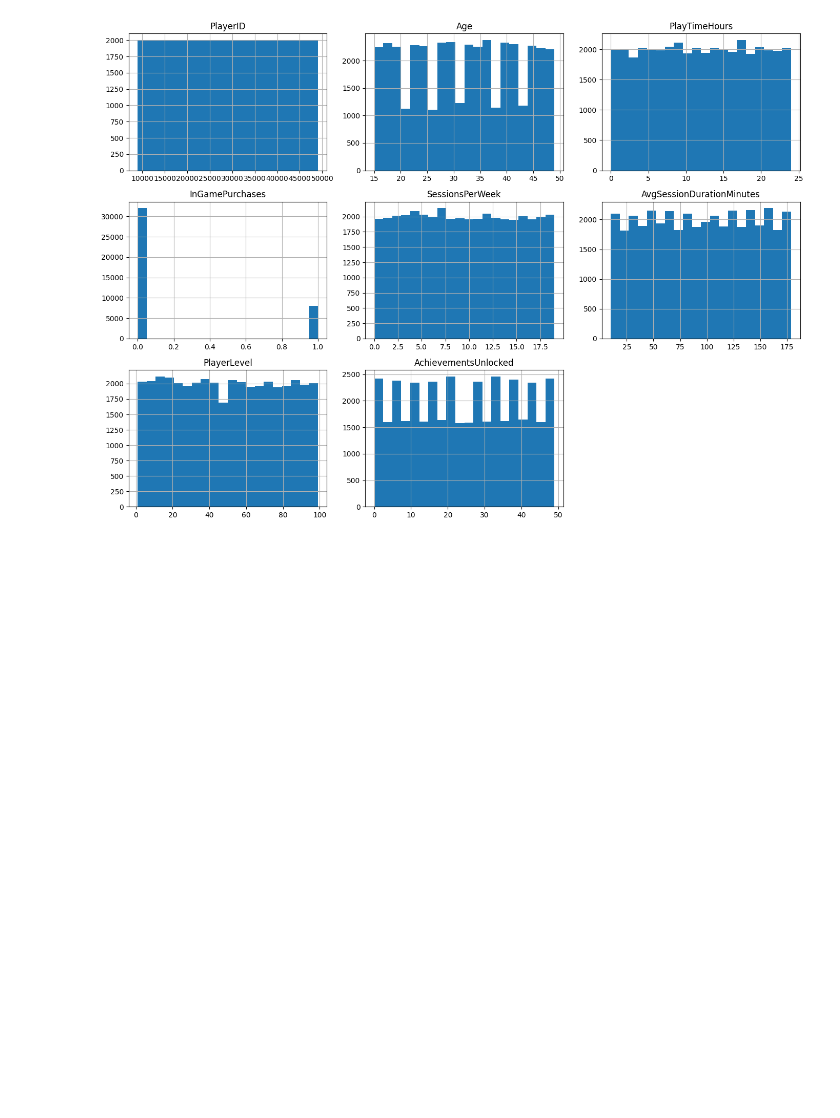
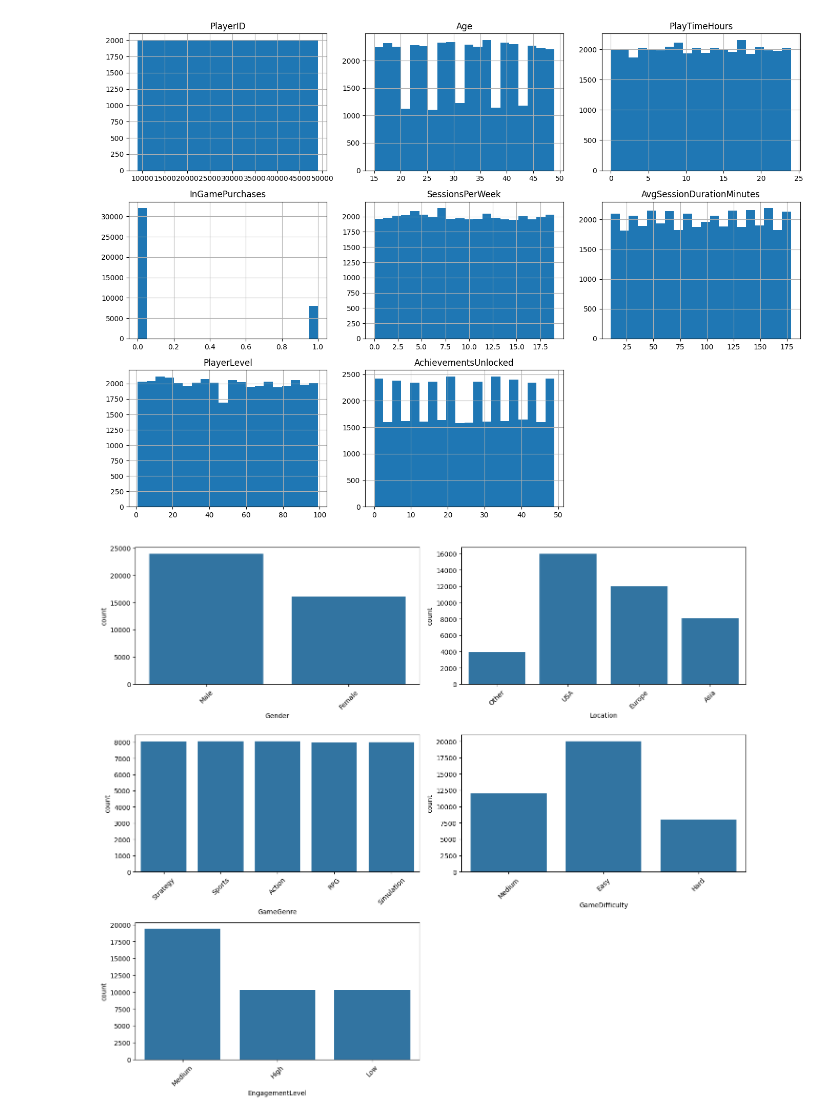
Before and after one commit to LooCodes/ML-Final-Project, a Jupyter notebook: final.ipynb, the cells around one changed output. Saved outputs shown, nothing was run; the diff lists cells and outputs as text; code cells hidden in the pictures; blank space fills up the shorter version.

```diff
--- a/final.ipynb
+++ b/final.ipynb
@@ -75,4 +76,17 @@ plt.tight_layout()
 plt.show()
 # %% [output]
 [figure]
+# %%
+# bar graphs of categorical data
+categorical_cols = ["Gender", "Location", "GameGenre", "GameDifficulty", "EngagementLevel"]
+
+plt.figure(figsize=(14, 12))
+for i, col in enumerate(categorical_cols, 1):
+    plt.subplot(3, 2, i)
+    sns.countplot(data=df, x=col)
+    plt.xticks(rotation=45)
+plt.tight_layout()
+plt.show()
+# %% [output]
+[figure, added]
 # %%
```
Also changed, not shown: parts of 4 cells of this notebook.
